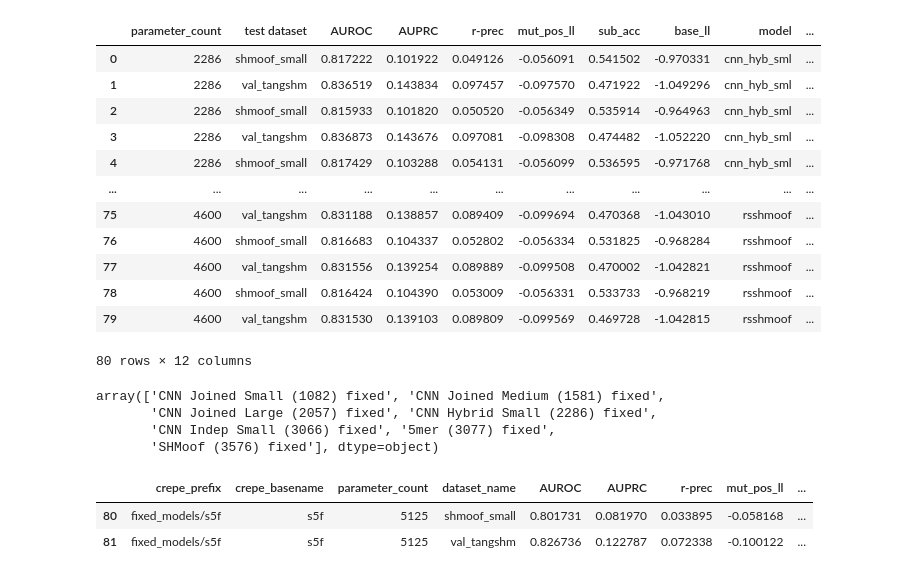
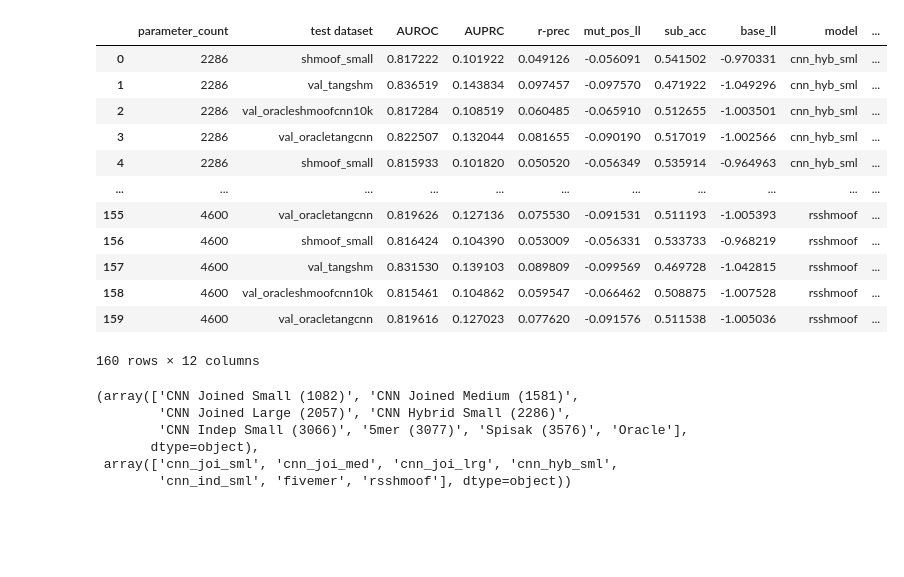
Before and after one commit to matsengrp/thrifty-experiments-1, a Jupyter notebook: human/performance.ipynb, the cells around one changed output. Cells and saved outputs as stored; diff of their text form; code cells hidden in the pictures; blank space fills up the shorter version.

```diff
--- a/human/performance.ipynb
+++ b/human/performance.ipynb
@@ -19,37 +19,37 @@ if not os.path.exists(figures_dir):
 # %%
 # compare_df = pd.read_csv("../train/_ignore/mouse_model_compare.csv")
 compare_df = pd.read_csv("../train/_ignore/human_model_compare.csv")
 
-# drop rows where crepe_basename is s5f and put them in a separate df called fixed_df
-fixed_models = ["s5f"]
-fixed_df = compare_df[compare_df["crepe_basename"].isin(fixed_models)]
-compare_df = compare_df[~compare_df["crepe_basename"].isin(fixed_models)]
+# drop rows where crepe_basename is s5f and put them in a separate df called literature_df
+literature_models = ["s5f"]
+literature_df = compare_df[compare_df["crepe_basename"].isin(literature_models)]
+compare_df = compare_df[~compare_df["crepe_basename"].isin(literature_models)]
 
 # split crepe_basename on "-", the first entry is the model name and the second entry is the train dataset
 compare_df["model"] = compare_df["crepe_basename"].apply(lambda x: x.split("-")[0])
 compare_df["train dataset"] = compare_df["crepe_basename"].apply(lambda x: x.split("-")[1])
 compare_df["training method"] = compare_df["crepe_basename"].apply(lambda x: x.split("-")[2])
 compare_df["seed"] = compare_df["crepe_basename"].apply(lambda x: x.split("-")[3])
 compare_df = compare_df.drop(columns=["crepe_prefix", "crepe_basename"])
 compare_df = compare_df.rename(columns={"dataset_name": "test dataset"})
 compare_df = compare_df.sort_values(by=["train dataset", "model"]).reset_index(drop=True)
 
 compare_df["model"].unique()
 compare_df
 # %% [output]
 |  | parameter_count | test dataset | AUROC | AUPRC | r-prec | mut_pos_ll | sub_acc | base_ll | model | ... |
 | 0 | 2286 | shmoof_small | 0.817222 | 0.101922 | 0.049126 | -0.056091 | 0.541502 | -0.970331 | cnn_hyb_sml | ... |
 | 1 | 2286 | val_tangshm | 0.836519 | 0.143834 | 0.097457 | -0.097570 | 0.471922 | -1.049296 | cnn_hyb_sml | ... |
-| 2 | 2286 | shmoof_small | 0.815933 | 0.101820 | 0.050520 | -0.056349 | 0.535914 | -0.964963 | cnn_hyb_sml | ... |
-| 3 | 2286 | val_tangshm | 0.836873 | 0.143676 | 0.097081 | -0.098308 | 0.474482 | -1.052220 | cnn_hyb_sml | ... |
-| 4 | 2286 | shmoof_small | 0.817429 | 0.103288 | 0.054131 | -0.056099 | 0.536595 | -0.971768 | cnn_hyb_sml | ... |
+| 2 | 2286 | val_oracleshmoofcnn10k | 0.817284 | 0.108519 | 0.060485 | -0.065910 | 0.512655 | -1.003501 | cnn_hyb_sml | ... |
+| 3 | 2286 | val_oracletangcnn | 0.822507 | 0.132044 | 0.081655 | -0.090190 | 0.517019 | -1.002566 | cnn_hyb_sml | ... |
+| 4 | 2286 | shmoof_small | 0.815933 | 0.101820 | 0.050520 | -0.056349 | 0.535914 | -0.964963 | cnn_hyb_sml | ... |
 | ... | ... | ... | ... | ... | ... | ... | ... | ... | ... | ... |
-| 75 | 4600 | val_tangshm | 0.831188 | 0.138857 | 0.089409 | -0.099694 | 0.470368 | -1.043010 | rsshmoof | ... |
-| 76 | 4600 | shmoof_small | 0.816683 | 0.104337 | 0.052802 | -0.056334 | 0.531825 | -0.968284 | rsshmoof | ... |
-| 77 | 4600 | val_tangshm | 0.831556 | 0.139254 | 0.089889 | -0.099508 | 0.470002 | -1.042821 | rsshmoof | ... |
-| 78 | 4600 | shmoof_small | 0.816424 | 0.104390 | 0.053009 | -0.056331 | 0.533733 | -0.968219 | rsshmoof | ... |
-| 79 | 4600 | val_tangshm | 0.831530 | 0.139103 | 0.089809 | -0.099569 | 0.469728 | -1.042815 | rsshmoof | ... |
+| 155 | 4600 | val_oracletangcnn | 0.819626 | 0.127136 | 0.075530 | -0.091531 | 0.511193 | -1.005393 | rsshmoof | ... |
+| 156 | 4600 | shmoof_small | 0.816424 | 0.104390 | 0.053009 | -0.056331 | 0.533733 | -0.968219 | rsshmoof | ... |
+| 157 | 4600 | val_tangshm | 0.831530 | 0.139103 | 0.089809 | -0.099569 | 0.469728 | -1.042815 | rsshmoof | ... |
+| 158 | 4600 | val_oracleshmoofcnn10k | 0.815461 | 0.104862 | 0.059547 | -0.066462 | 0.508875 | -1.007528 | rsshmoof | ... |
+| 159 | 4600 | val_oracletangcnn | 0.819616 | 0.127023 | 0.077620 | -0.091576 | 0.511538 | -1.005036 | rsshmoof | ... |
-80 rows × 12 columns
+160 rows × 12 columns
 # %%
 df = compare_df.copy()
 
@@ -77,7 +77,7 @@ df["parameter_count"] = df.apply(fiddle_parameter_count, axis=1)
 # Dictionaries for translation
 model_translations = {
     "fivemer": "5mer",
-    "rsshmoof": "SHMoof",
+    "rsshmoof": "Spisak",
     "cnn": "CNN",
     "ind": "Indep",
     "joi": "Joined",
@@ -98,7 +98,8 @@ def create_long_name(row):
     else:
         # Join the translated parts with spaces for CNN models
         full_name = ' '.join(full_name_parts[:-1]) + " " + full_name_parts[-1]
-    return f"{full_name} ({row['parameter_count']}) {row['training method']}"
+    return f"{full_name} ({row['parameter_count']})"
+    #return f"{full_name} ({row['parameter_count']}) {row['training method']}"
 
 # Apply the transformation to create the long_name column
 df['long_name'] = df.apply(create_long_name, axis=1)
@@ -108,18 +109,25 @@ df = df.sort_values(by="parameter_count", kind="mergesort")
 # reverse stable sort by test dataset
 df = df.sort_values(by="test dataset", kind="mergesort")
 
-# df.head(5)
+# extract the rows where "test dataset" is "val_oracleshmoofcnn10k" and put them in a separate df called oracle_df
+for (oracle_data, oracle_data_nickname) in [("val_oracleshmoofcnn10k", "shmoof_small"), ("val_oracletangcnn", "val_tangshm")]:
+    oracle_df = df[df["test dataset"] == oracle_data]
+    df = df[df["test dataset"] != oracle_data]
+
+    # drop all rows where model isn't cnn_joi_lrg
+    oracle_df = oracle_df[oracle_df["model"] == "cnn_joi_lrg"]
+    oracle_df["test dataset"] = oracle_data_nickname
+    oracle_df["long_name"] = "Oracle"
+
+    # append oracle_df to df
+    df = pd.concat([df, oracle_df])
+
+df["long_name"].unique(), df["model"].unique()
+# %% [output]
+(array(['CNN Joined Small (1082)', 'CNN Joined Medium (1581)',
+        'CNN Joined Large (2057)', 'CNN Hybrid Small (2286)',
+        'CNN Indep Small (3066)', '5mer (3077)', 'Spisak (3576)', 'Oracle'],
+       dtype=object),
+ array(['cnn_joi_sml', 'cnn_joi_med', 'cnn_joi_lrg', 'cnn_hyb_sml',
+        'cnn_ind_sml', 'fivemer', 'rsshmoof'], dtype=object))
-# %%
-df["long_name"].unique()
-# %% [output]
-array(['CNN Joined Small (1082) fixed', 'CNN Joined Medium (1581) fixed',
-       'CNN Joined Large (2057) fixed', 'CNN Hybrid Small (2286) fixed',
-       'CNN Indep Small (3066) fixed', '5mer (3077) fixed',
-       'SHMoof (3576) fixed'], dtype=object)
-# %%
-fixed_df
-# %% [output]
-|  | crepe_prefix | crepe_basename | parameter_count | dataset_name | AUROC | AUPRC | r-prec | mut_pos_ll | ... |
-| 80 | fixed_models/s5f | s5f | 5125 | shmoof_small | 0.801731 | 0.081970 | 0.033895 | -0.058168 | ... |
-| 81 | fixed_models/s5f | s5f | 5125 | val_tangshm | 0.826736 | 0.122787 | 0.072338 | -0.100122 | ... |
 # %%
```
Also changed, not shown: parts of 2 cells of this notebook.
